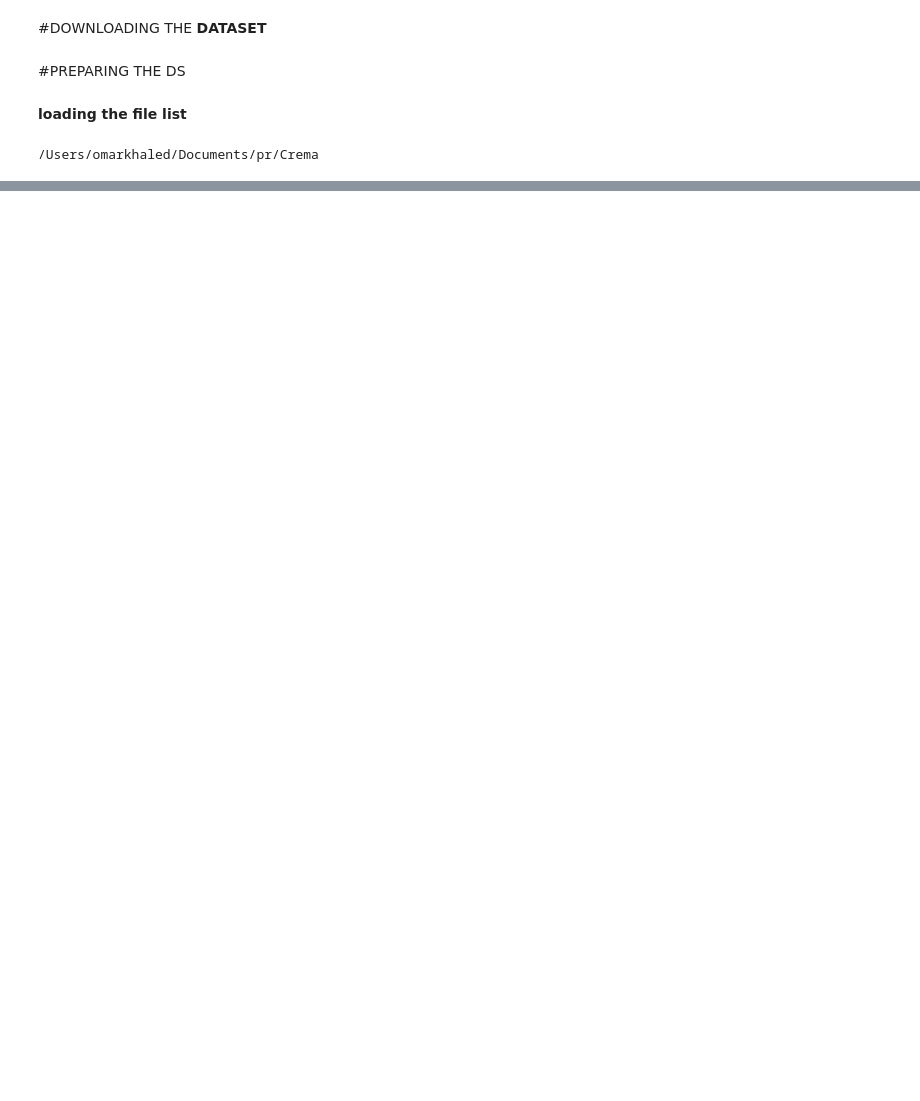
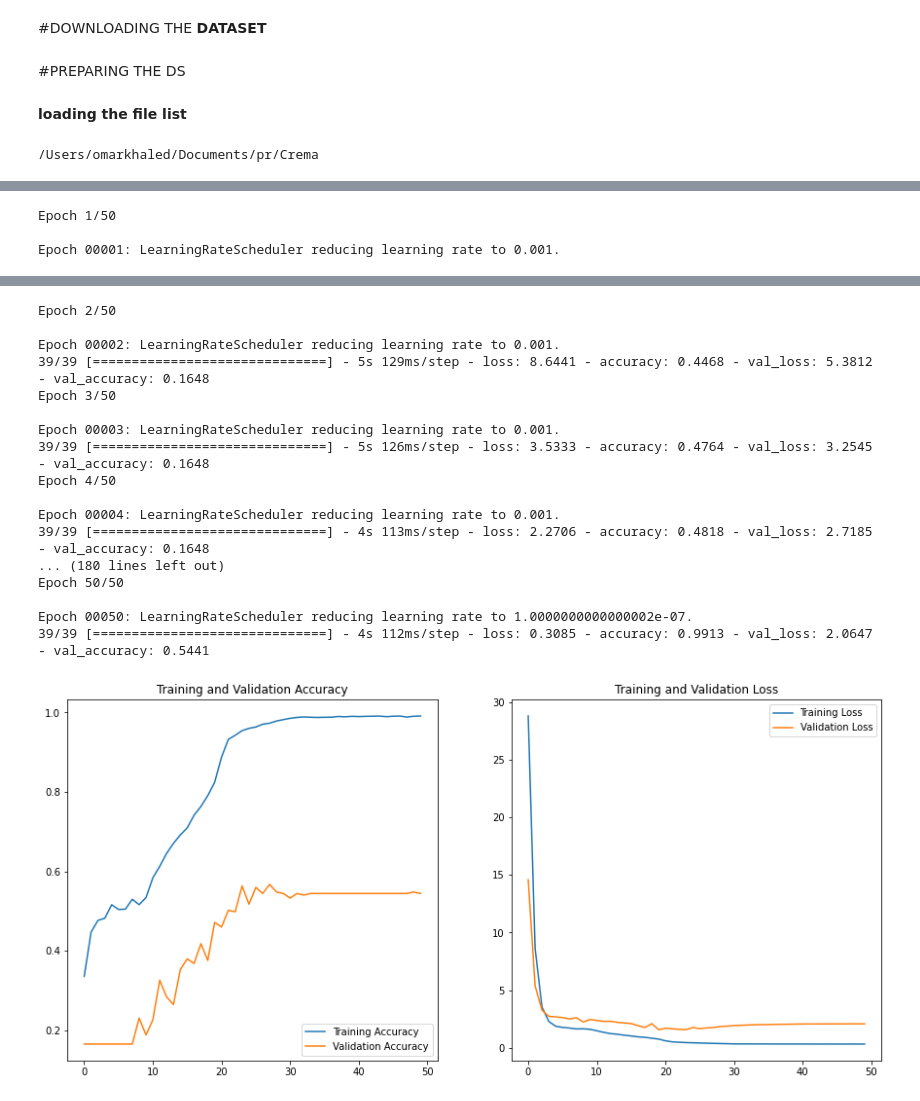
Before and after one commit to omarkhaled99/speech_emotion_recognition, a Jupyter notebook: PR_assignment3-3.ipynb, the cells around one changed output, grey strips where cells are left out. Saved outputs shown, nothing was run; the diff lists cells and outputs as text; code cells hidden in the pictures; blank space fills up the shorter version.

```diff
--- a/PR_assignment3-3.ipynb
+++ b/PR_assignment3-3.ipynb
@@ -112,0 +169,8 @@ NameError: name 'mels_tensor' is not defined
+# %%
+X1_train, X1_test, y1_train, y1_test = train_test_split( mels_np_array, onehot_encoded_data, test_size=0.3, random_state=42)
+# X1_train, X1_vaildate, y1_train, y1_validate = train_test_split( mels_np_array, onehot_encoded_data, test_size=0.05, random_state=42)
+# %%
+batch_size = 128
+epochs = 50
+num_classes = 6
+# lamda = 0.4
@@ -112,0 +267,38 @@ NameError: name 'mels_tensor' is not defined
+# %%
+
+model = CREMA_model(0.125)
+history = model.fit(
+    X1_train,
+    y1_train,
+    epochs=epochs,
+    validation_split=0.05,
+    batch_size=batch_size,
+    callbacks=[LearningRateScheduler(lr_step_decay, verbose=2)],
+)
+acc = history.history['accuracy']
+val_acc = history.history['val_accuracy']
+loss = history.history['loss']
+val_loss = history.history['val_loss']
+
+epochs_range = range(50)
+
+plt.figure(figsize=(15, 15))
+plt.subplot(2, 2, 1)
+plt.plot(epochs_range, acc, label='Training Accuracy')
+plt.plot(epochs_range, val_acc, label='Validation Accuracy')
+plt.legend(loc='lower right')
+plt.title('Training and Validation Accuracy')
+
+plt.subplot(2, 2, 2)
+plt.plot(epochs_range, loss, label='Training Loss')
+plt.plot(epochs_range, val_loss, label='Validation Loss')
+plt.legend(loc='upper right')
+plt.title('Training and Validation Loss')
+plt.show()
+test_eval = model.evaluate(X1_test, y1_test, verbose=0)
+print('Test loss:', test_eval[0])
+print('Test accuracy:', test_eval[1])
+# %% [output]
+Epoch 1/50
+
+Epoch 00001: LearningRateScheduler reducing learning rate to 0.001.
@@ -112,0 +308,18 @@ NameError: name 'mels_tensor' is not defined
+Epoch 2/50
+
+Epoch 00002: LearningRateScheduler reducing learning rate to 0.001.
+39/39 [==============================] - 5s 129ms/step - loss: 8.6441 - accuracy: 0.4468 - val_loss: 5.3812 - val_accuracy: 0.1648
+Epoch 3/50
+
+Epoch 00003: LearningRateScheduler reducing learning rate to 0.001.
+39/39 [==============================] - 5s 126ms/step - loss: 3.5333 - accuracy: 0.4764 - val_loss: 3.2545 - val_accuracy: 0.1648
+Epoch 4/50
+
+Epoch 00004: LearningRateScheduler reducing learning rate to 0.001.
+39/39 [==============================] - 4s 113ms/step - loss: 2.2706 - accuracy: 0.4818 - val_loss: 2.7185 - val_accuracy: 0.1648
+... (180 lines left out)
+Epoch 50/50
+
+Epoch 00050: LearningRateScheduler reducing learning rate to 1.0000000000000002e-07.
+39/39 [==============================] - 4s 112ms/step - loss: 0.3085 - accuracy: 0.9913 - val_loss: 2.0647 - val_accuracy: 0.5441
+[figure, added]
```
Also changed, not shown: parts of 36 cells of this notebook.
